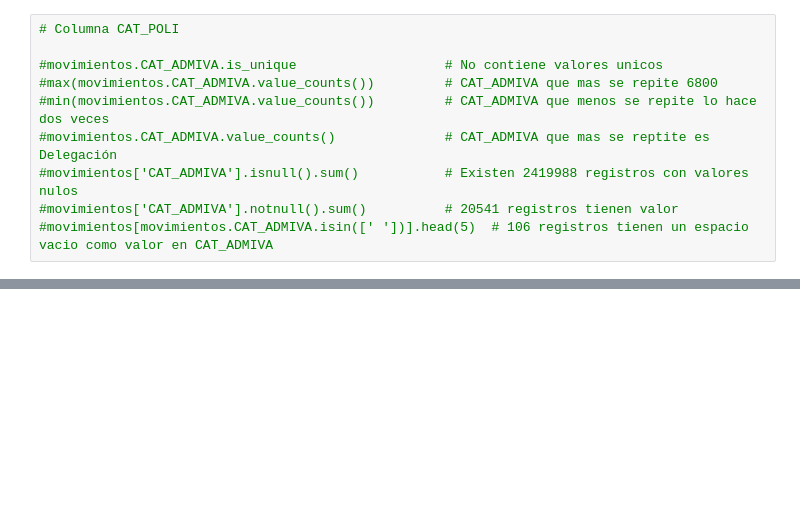
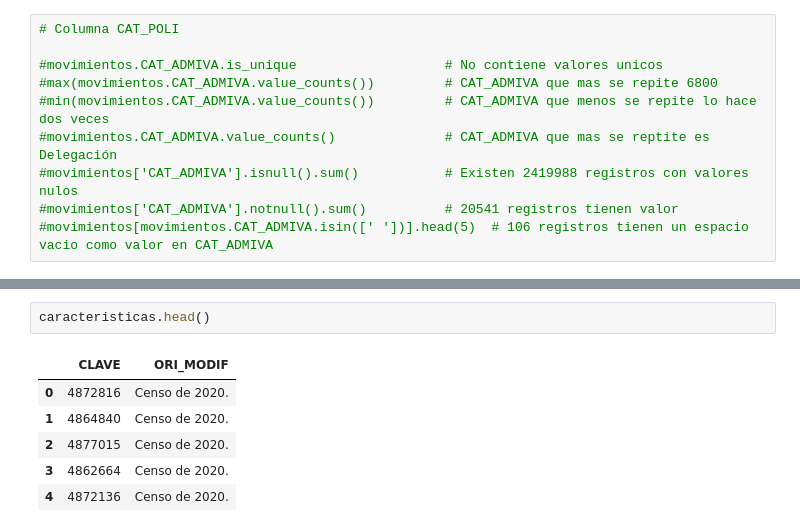
Before and after one commit to lorgid1/ArchivoHistoricoDeLocalidades, a Jupyter notebook: analisis_movimientos.ipynb, the cells around one changed output, grey strips where cells are left out. Drawn from its saved outputs; the diff is of its cells as text; blank space fills up the shorter version.

```diff
--- a/analisis_movimientos.ipynb
+++ b/analisis_movimientos.ipynb
@@ -82,0 +99,9 @@ movimientos = pd.read_csv('CSVs/movimientos.csv', dtype= dtype_columnas)
+# %%
+caracteristicas.head()
+# %% [output]
+|  | CLAVE | ORI_MODIF |
+| 0 | 4872816 | Censo de 2020. |
+| 1 | 4864840 | Censo de 2020. |
+| 2 | 4877015 | Censo de 2020. |
+| 3 | 4862664 | Censo de 2020. |
+| 4 | 4872136 | Censo de 2020. |
```
Also changed, not shown: parts of 19 cells of this notebook, 3 other files.
